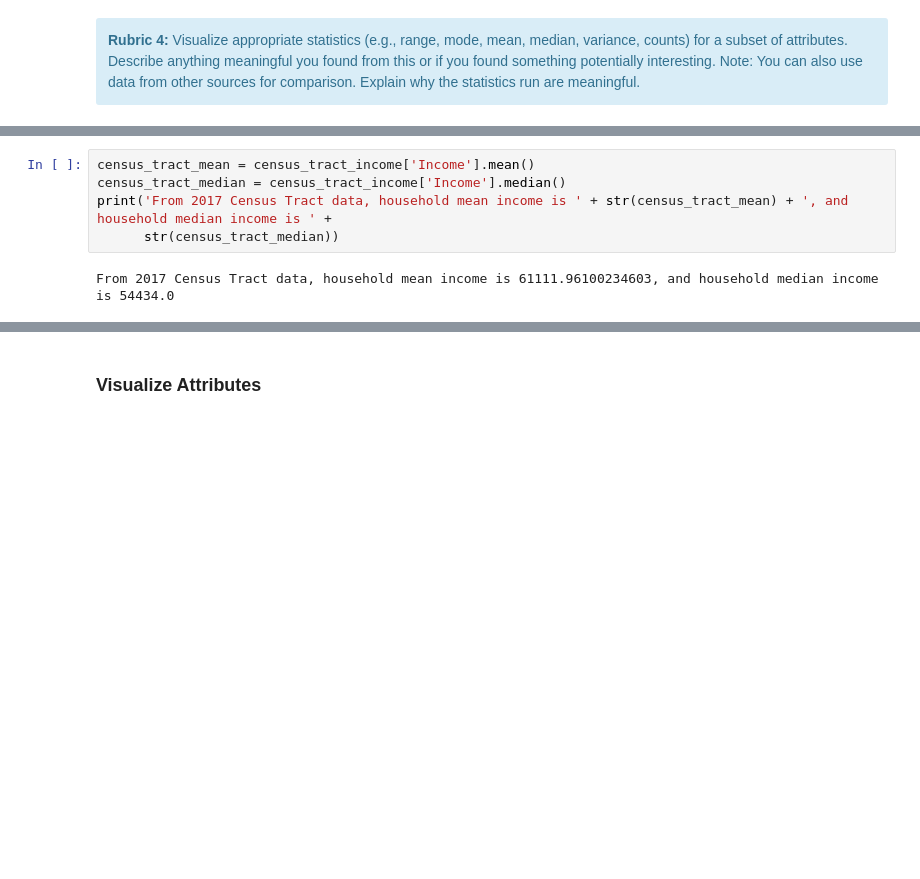
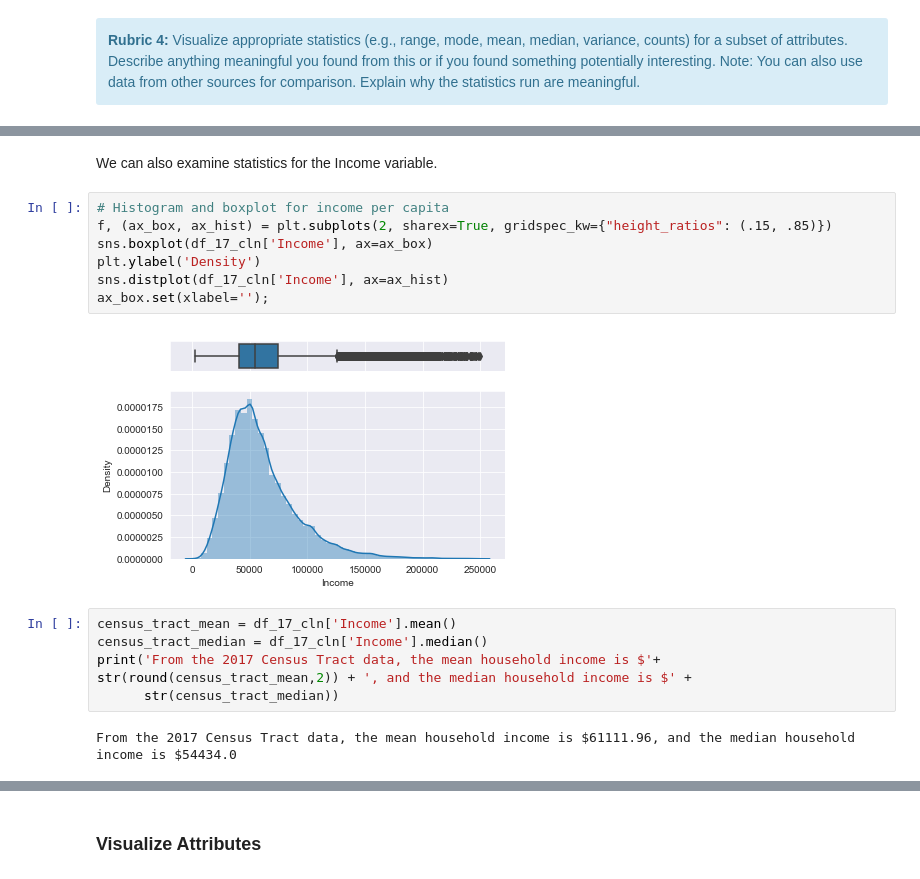
Before and after one commit to kmrollins/MSDS7331-Labs, a Jupyter notebook: MSDS7331-Lab1.ipynb, the cells around one changed output, grey strips where cells are left out. Drawn from its saved outputs; the diff is of its cells as text; blank space fills up the shorter version.

Commit message:
Added simple statistics

```diff
--- a/MSDS7331-Lab1.ipynb
+++ b/MSDS7331-Lab1.ipynb
@@ -348,7 +344,18 @@ census_tract_income.head()
+# %% [markdown]
+We can also examine statistics for the Income variable.
+# %%
+# Histogram and boxplot for income per capita
+f, (ax_box, ax_hist) = plt.subplots(2, sharex=True, gridspec_kw={"height_ratios": (.15, .85)})
+sns.boxplot(df_17_cln['Income'], ax=ax_box)
+plt.ylabel('Density')
+sns.distplot(df_17_cln['Income'], ax=ax_hist)
+ax_box.set(xlabel='');
+# %% [output]
+[figure, added]
 # %%
-census_tract_mean = census_tract_income['Income'].mean()
-census_tract_median = census_tract_income['Income'].median()
-print('From 2017 Census Tract data, household mean income is ' + str(census_tract_mean) + ', and household median income is ' +
+census_tract_mean = df_17_cln['Income'].mean()
+census_tract_median = df_17_cln['Income'].median()
+print('From the 2017 Census Tract data, the mean household income is $'+ str(round(census_tract_mean,2)) + ', and the median household income is $' +
       str(census_tract_median))
 # %% [output]
-From 2017 Census Tract data, household mean income is 61111.96100234603, and household median income is 54434.0
+From the 2017 Census Tract data, the mean household income is $61111.96, and the median household income is $54434.0
```
Also changed, not shown: parts of 22 cells of this notebook.
